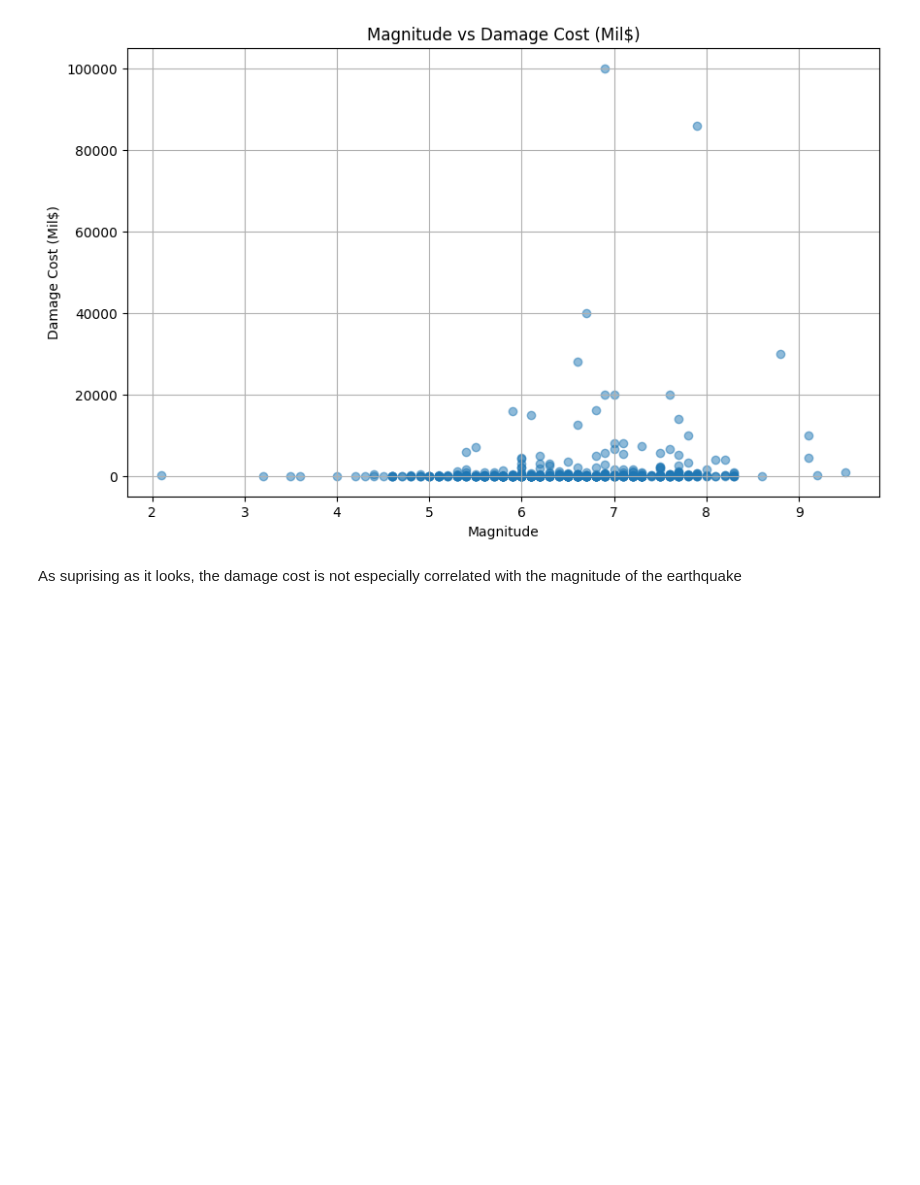
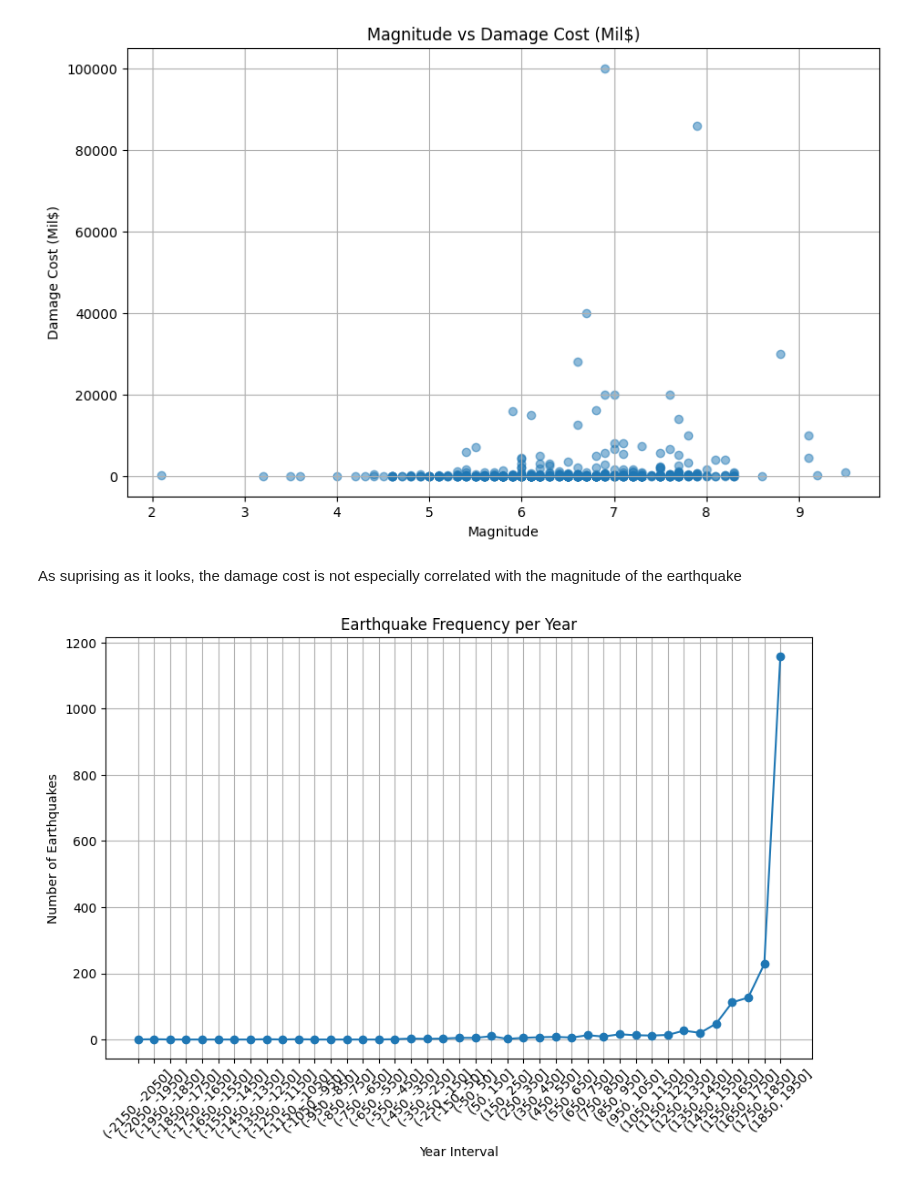
Before and after one commit to Mascode-Dev/earthquakes-analysis, a Jupyter notebook: Jego_Earthquakes.ipynb, the cells around one changed output. Cells and saved outputs as stored; diff of their text form; code cells hidden in the pictures; blank space fills up the shorter version.

```diff
--- a/Jego_Earthquakes.ipynb
+++ b/Jego_Earthquakes.ipynb
@@ -190,3 +184,32 @@ magnitude_vs_damage_cost(df)
 [figure]
 # %% [markdown]
 As suprising as it looks, the damage cost is not especially correlated with the magnitude of the earthquake
+# %%
+# Function to show the frequency of the earthquakes per year
+# Input: DataFrame containing earthquake data
+# Output: Line plot of earthquake frequency per year
+def earthquake_frequency_per_year(df):
+    df = df.copy()
+    frequency_df = df['Year'].astype(int).value_counts().sort_index()
+
+    # Cast limits to int() for the range function
+    min_year = int(frequency_df.index.min())
+    max_year = int(frequency_df.index.max())
+
+    # Create bins using integers - Discretization (data transformation method)
+    bins = range(min_year, max_year + 5, 200)  # Bins of 200 years
+
+    frequency_df_binned = frequency_df.groupby(pd.cut(frequency_df.index, bins)).sum()
+
+    plt.figure(figsize=(10, 6))
+    plt.plot(frequency_df_binned.index.astype(str), frequency_df_binned.values, marker='o')
+    plt.title('Earthquake Frequency per Year')
+    plt.xlabel('Year Interval')
+    plt.ylabel('Number of Earthquakes')
+    plt.xticks(rotation=45)
+    plt.grid(True)
+    plt.show()
+
+earthquake_frequency_per_year(df)
+# %% [output]
+[figure, added]
```
Also changed, not shown: parts of 7 cells of this notebook.
